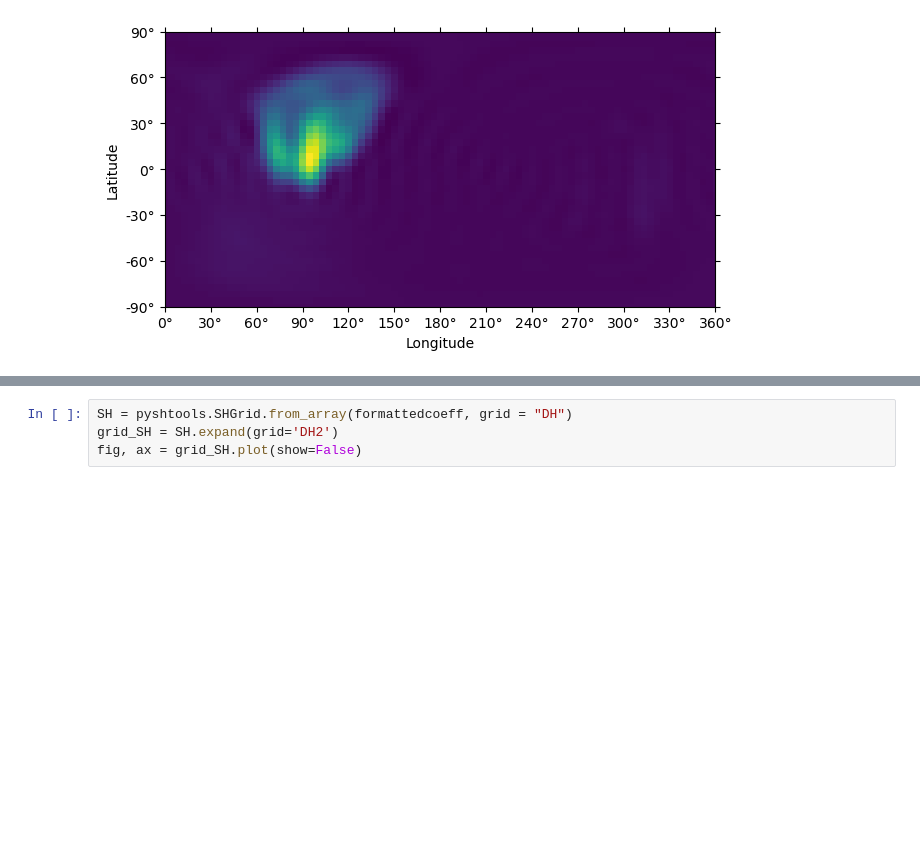
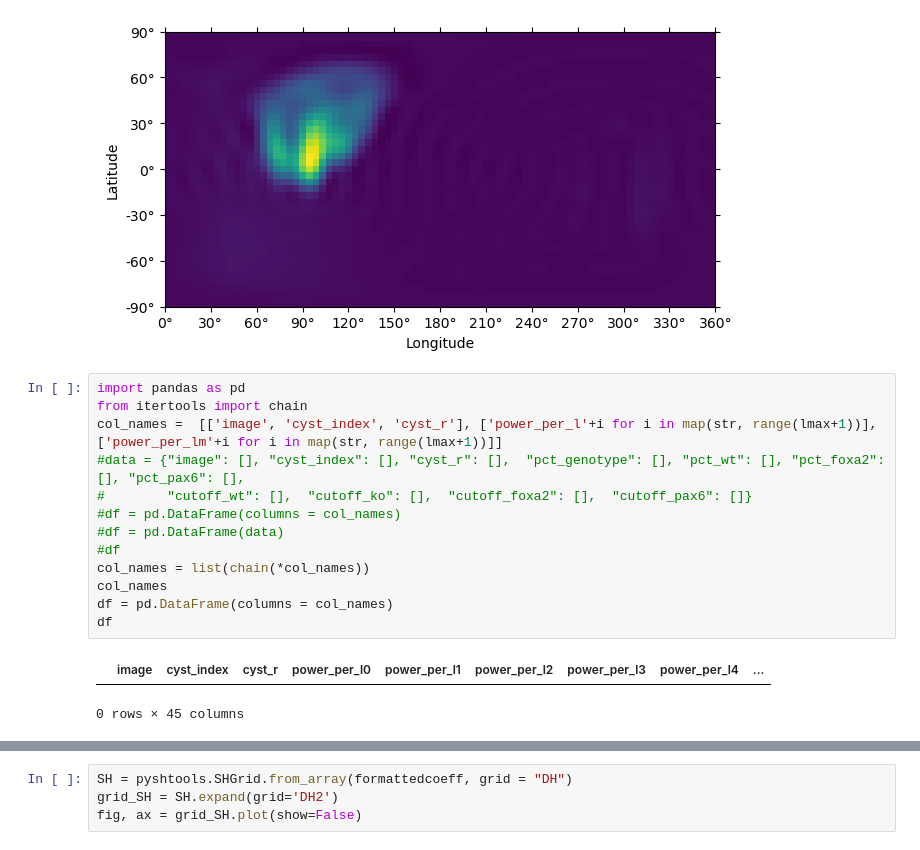
Before and after one commit to lengfei5/sphericalHarmonics_decomposition, a Jupyter notebook: test_SH_organoid.ipynb, the cells around one changed output, grey strips where cells are left out. Drawn from its saved outputs; the diff is of its cells as text; blank space fills up the shorter version.

```diff
--- a/test_SH_organoid.ipynb
+++ b/test_SH_organoid.ipynb
@@ -660,3 +660,19 @@ grid = clm.expand(lmax = 20)
 fig, ax = grid.plot(show=False)
 # %% [output]
 [figure]
+# %%
+import pandas as pd
+from itertools import chain
+col_names =  [['image', 'cyst_index', 'cyst_r'], ['power_per_l'+i for i in map(str, range(lmax+1))], ['power_per_lm'+i for i in map(str, range(lmax+1))]]
+#data = {"image": [], "cyst_index": [], "cyst_r": [],  "pct_genotype": [], "pct_wt": [], "pct_foxa2": [], "pct_pax6": [],
+#        "cutoff_wt": [],  "cutoff_ko": [],  "cutoff_foxa2": [],  "cutoff_pax6": []}
+#df = pd.DataFrame(columns = col_names)
+#df = pd.DataFrame(data)
+#df
+col_names = list(chain(*col_names))
+col_names
+df = pd.DataFrame(columns = col_names)
+df
+# %% [output]
+|  | image | cyst_index | cyst_r | power_per_l0 | power_per_l1 | power_per_l2 | power_per_l3 | power_per_l4 | ... |
+0 rows × 45 columns
```
Also changed, not shown: parts of 2 cells of this notebook.
